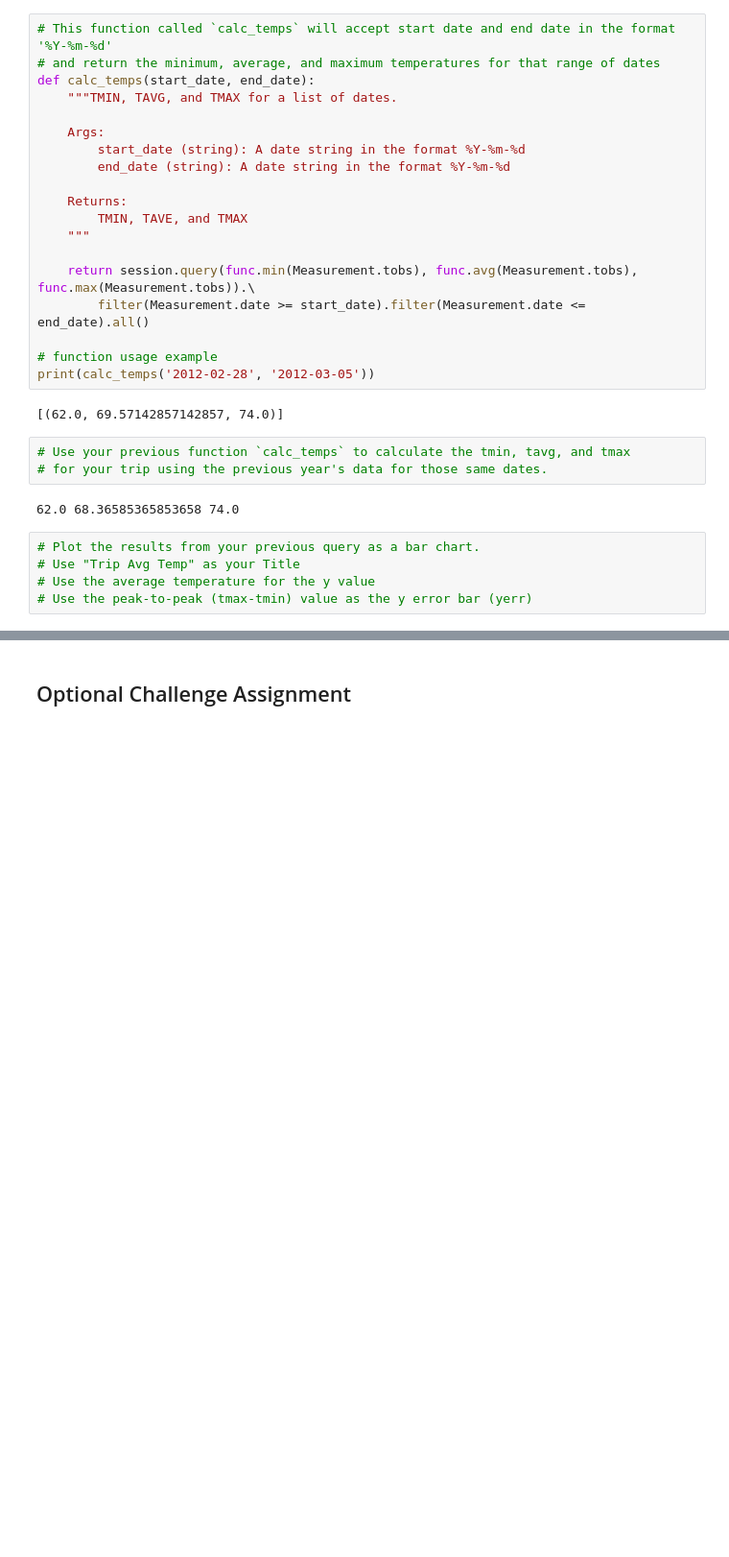
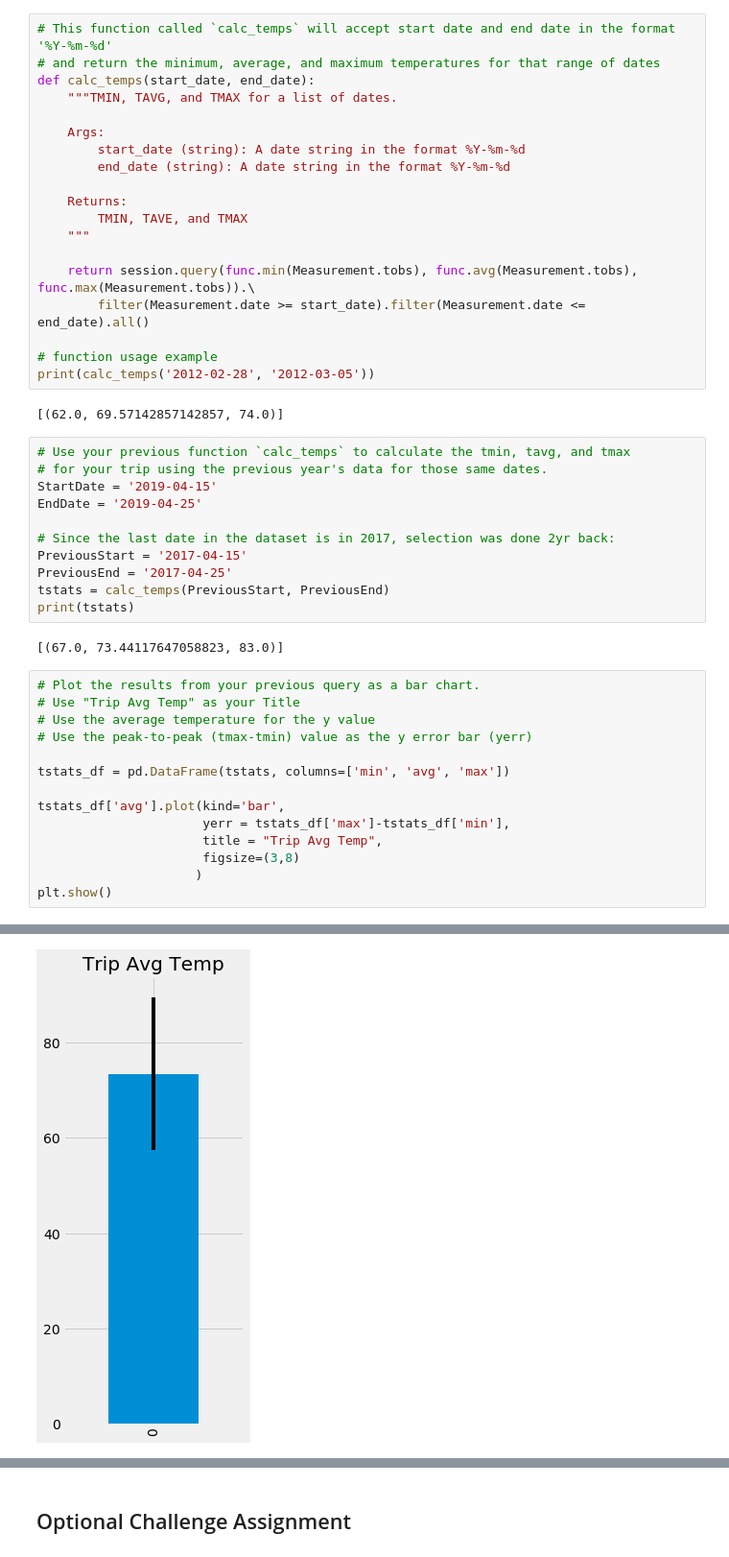
Before and after one commit to peterjorphan/10-SQLAlchemy, a Jupyter notebook: climate_starter.ipynb, the cells around one changed output, grey strips where cells are left out. Shown: that part at 96% size. Drawn from its saved outputs; the diff is of its cells as text; blank space fills up the shorter version.

```diff
--- a/climate_starter.ipynb
+++ b/climate_starter.ipynb
@@ -160,11 +160,28 @@ print(calc_temps('2012-02-28', '2012-03-05'))
 # %%
 # Use your previous function `calc_temps` to calculate the tmin, tavg, and tmax
 # for your trip using the previous year's data for those same dates.
+StartDate = '2019-04-15'
+EndDate = '2019-04-25'
+
+# Since the last date in the dataset is in 2017, selection was done 2yr back:
+PreviousStart = '2017-04-15'
+PreviousEnd = '2017-04-25'
+tstats = calc_temps(PreviousStart, PreviousEnd)
+print(tstats)
 # %% [output]
-62.0 68.36585365853658 74.0
+[(67.0, 73.44117647058823, 83.0)]
 # %%
 # Plot the results from your previous query as a bar chart.
 # Use "Trip Avg Temp" as your Title
 # Use the average temperature for the y value
 # Use the peak-to-peak (tmax-tmin) value as the y error bar (yerr)
+
+tstats_df = pd.DataFrame(tstats, columns=['min', 'avg', 'max'])
+
+tstats_df['avg'].plot(kind='bar',
+                      yerr = tstats_df['max']-tstats_df['min'],
+                      title = "Trip Avg Temp",
+                      figsize=(3,8)
+                     )
+plt.show()
 # %% [output]
@@ -173,3 +188,4 @@ print(calc_temps('2012-02-28', '2012-03-05'))
+[figure, added]
 # %%
 # Calculate the total amount of rainfall per weather station for your trip dates using the previous year's matching dates.
 # Sort this in descending order by precipitation amount and list the station, name, latitude, longitude, and elevation
```
Also changed, not shown: parts of 4 cells of this notebook.
